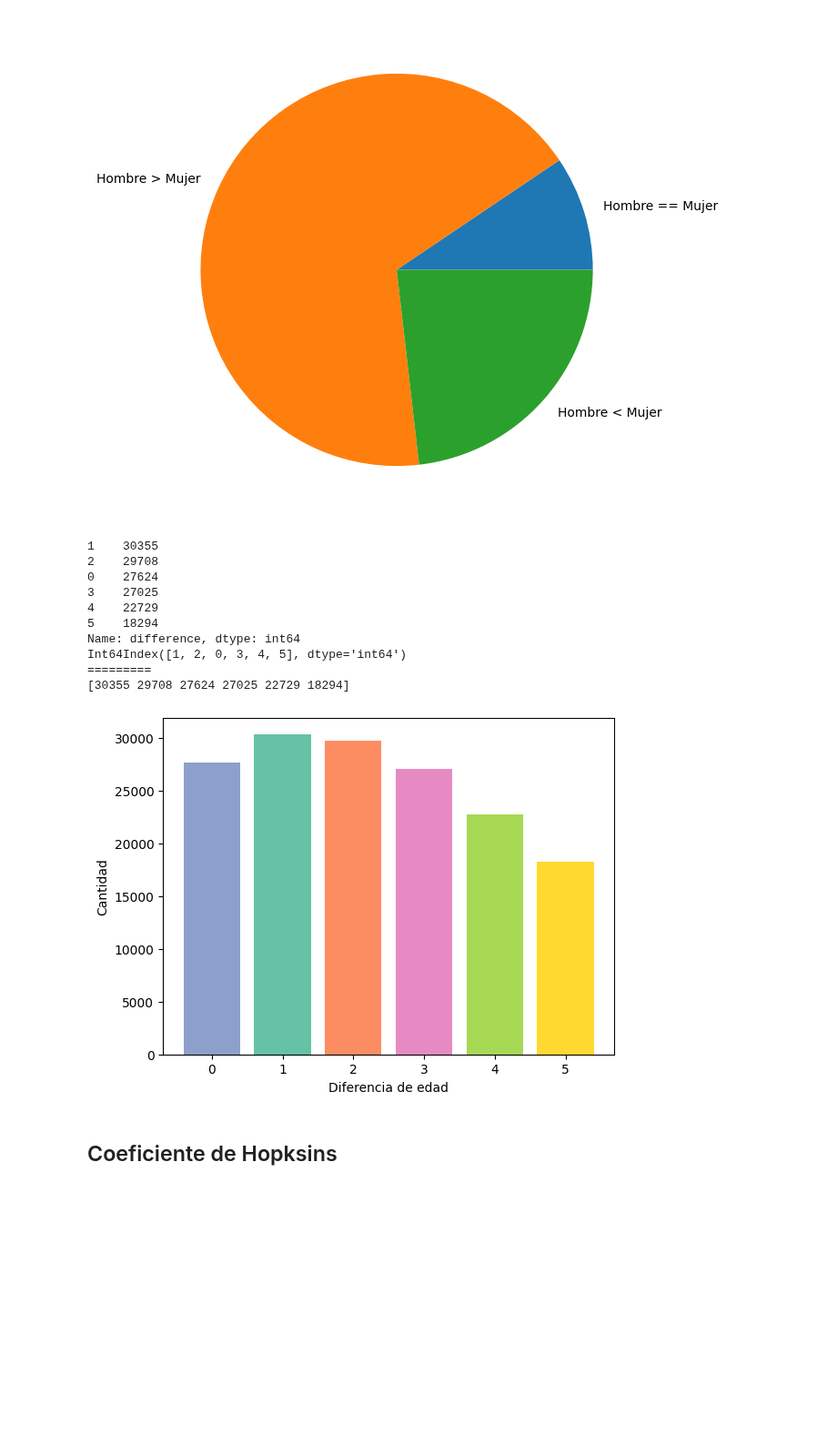
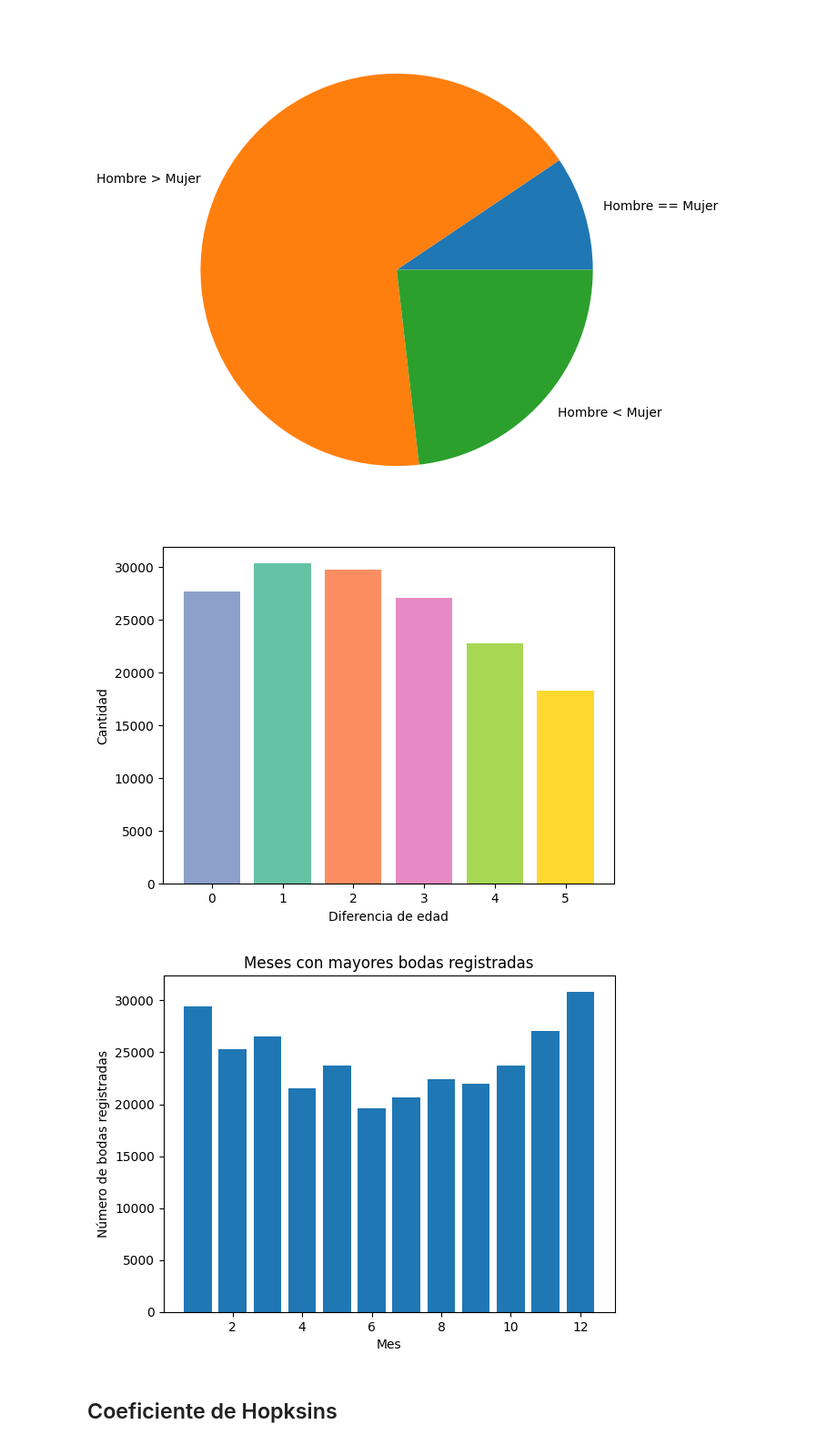
Before and after one commit to MGonza20/Proyecto1_MD, a Jupyter notebook: proyecto_final.ipynb, the cells around one changed output. Shown at 91% size. Drawn from its saved outputs; the diff is of its cells as text; code cells hidden in the pictures; blank space fills up the shorter version.

Commit message:
One more plot

```diff
--- a/proyecto_final.ipynb
+++ b/proyecto_final.ipynb
@@ -657,7 +657,7 @@ df_temp = data_final.copy()
 df_temp['difference'] = df_temp["edadHombre"] - df_temp["edadMujer"]
 df_temp = df_temp[df_temp['difference'] >= 0].sort_values(by='difference', ascending=True)
 result = df_temp['difference'].value_counts().head(6)
-print(result)
+
 palette = sns.color_palette('Set2', n_colors=len(result))
 
 plt.bar(result.index, result.values, color=palette)
@@ -665,17 +665,18 @@ plt.xlabel('Diferencia de edad')
 plt.ylabel('Cantidad')
 plt.show()
 # %% [output]
-1    30355
-2    29708
-0    27624
-3    27025
-4    22729
-5    18294
-Name: difference, dtype: int64
-Int64Index([1, 2, 0, 3, 4, 5], dtype='int64')
-=========
-[30355 29708 27624 27025 22729 18294]
 [figure]
+# %%
+# Meses con mayores bodas registradas
+result = data_final['mesOcurrencia'].value_counts()
+
+plt.bar(result.index, result.values)
+plt.xlabel('Mes')
+plt.ylabel('Número de bodas registradas')
+plt.title('Meses con mayores bodas registradas')
+plt.show()
+# %% [output]
+[figure, added]
 # %% [markdown]
 ## Coeficiente de Hopksins
 # %%
```
